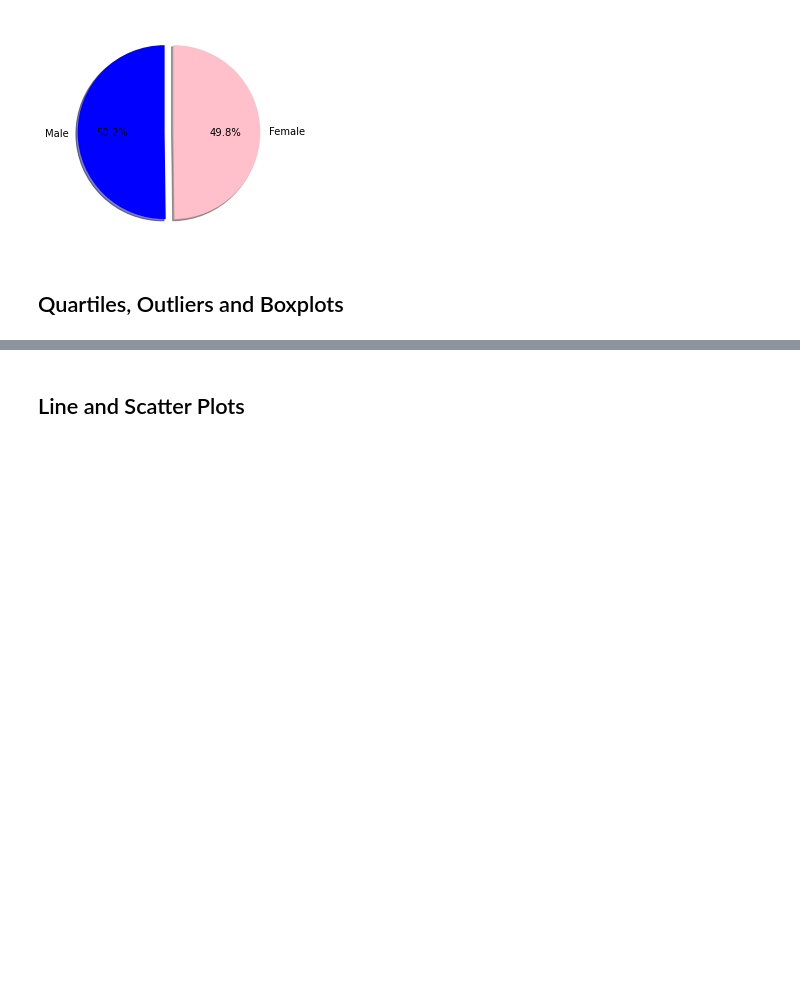
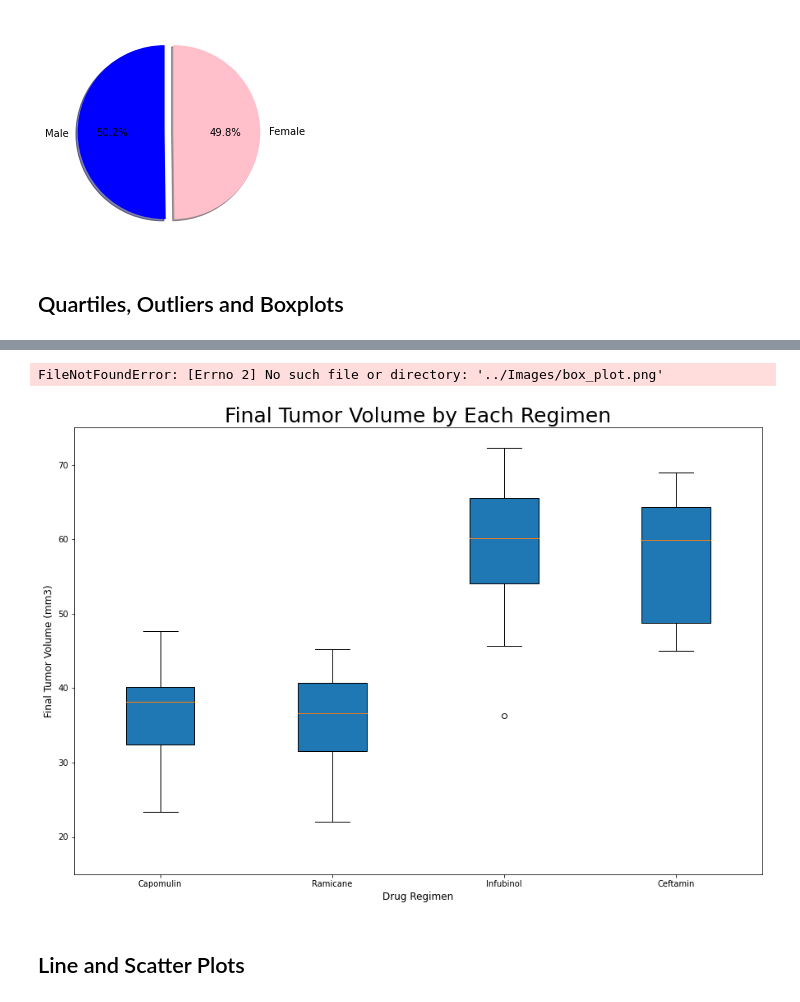
Before and after one commit to VanWagonerLauren/Matplotlib, a Jupyter notebook: pymaceuticals_starter.ipynb, the cells around one changed output, grey strips where cells are left out. Cells and saved outputs as stored; diff of their text form; code cells hidden in the pictures; blank space fills up the shorter version.

```diff
--- a/pymaceuticals_starter.ipynb
+++ b/pymaceuticals_starter.ipynb
@@ -209,3 +301,18 @@ NameError: name 'merge_table' is not defined
+# %%
+# Generate a box plot of the final tumor volume of each mouse across four regimens of interest
+data_to_plot = [Capomulin_tumors, Ramicane_tumors, Infubinol_tumors, Ceftamin_tumors]
+Regimen= ['Capomulin', 'Ramicane', 'Infubinol','Ceftamin']
+fig1, ax1 = plt.subplots(figsize=(15, 10))
+ax1.set_title('Final Tumor Volume by Each Regimen',fontsize =25)
+ax1.set_ylabel('Final Tumor Volume (mm3)',fontsize = 12)
+ax1.set_xlabel('Drug Regimen',fontsize = 12)
+ax1.boxplot(data_to_plot, labels=Regimen, widths = 0.4, patch_artist=True,vert=True)
+plt.ylim(15, 75)
+plt.savefig("../Images/box_plot.png", bbox_inches = "tight")
+plt.show()
+# %% [output]
+FileNotFoundError: [Errno 2] No such file or directory: '../Images/box_plot.png'
+[figure, added]
 # %% [markdown]
 ## Line and Scatter Plots
 # %%
```
Also changed, not shown: parts of 6 cells of this notebook.
